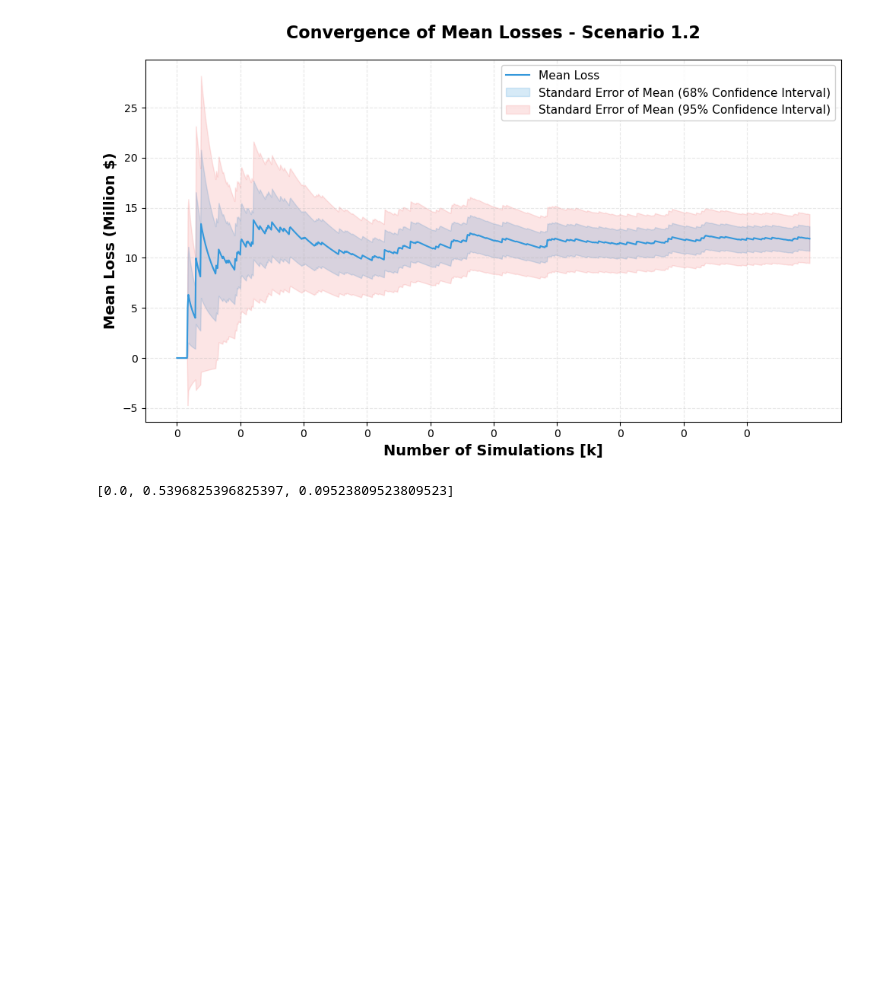
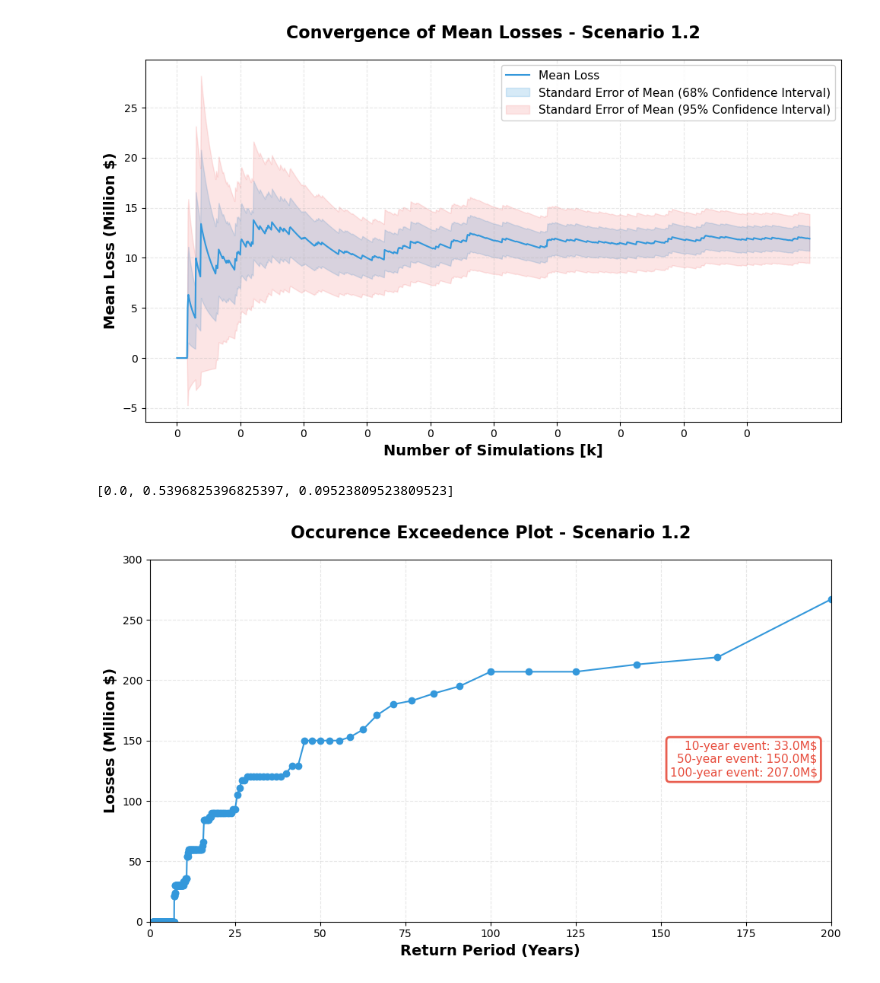
Before and after one commit to Johann3141592/Town-Planning-for-Severe-Convective-Storm-Risk, a Jupyter notebook: simulation.ipynb, the cells around one changed output. Drawn from its saved outputs; the diff is of its cells as text; code cells hidden in the pictures; blank space fills up the shorter version.

Commit message:
added occurence exceedence plot function

```diff
--- a/simulation.ipynb
+++ b/simulation.ipynb
@@ -269,3 +269,35 @@ def get_conditional_probability(losslist: list, typelist: list, type_of_interest
 print(list(get_conditional_probability(losses_1_2, types_1_2_events, ["Dr", "Shop"], cutoff=80, housecutoff=5)))
 # %% [output]
 [0.0, 0.5396825396825397, 0.09523809523809523]
+# %%
+def plot_occurence_exceedence(losslist, title="Occurence Exceedence Plot", outdirectory="./results/"):
+    #creating a plot of OAP
+    sorted_losses = np.sort(losslist)[::-1]  # Sort losses in descending order
+    exceedence_prob = np.arange(1, len(sorted_losses) + 1) / len(sorted_losses)  # Exceedance probability
+    return_period = 1 / exceedence_prob  # Return period in years
+
+    tenyear_event = np.interp(10, return_period[::-1], sorted_losses[::-1])
+    fiftyyear_event = np.interp(50, return_period[::-1], sorted_losses[::-1])
+    hundredyear_event = np.interp(100, return_period[::-1], sorted_losses[::-1])
+    fig, ax = plt.subplots(figsize=(10, 6))
+    ax.plot(return_period, sorted_losses, marker='o', linestyle='-', color='#3498db')
+    #ax.set_xscale('log')
+    ax.set_xlabel('Return Period (Years)', fontsize=14, fontweight='bold')
+    ax.set_ylabel('Losses (Million $)', fontsize=14, fontweight='bold')
+    ax.set_title(title, fontsize=16, fontweight='bold', pad=20)
+    ax.grid(True, alpha=0.3, linestyle='--', linewidth=0.8)
+    ax.set_ylim(0, 300)
+    ax.set_xlim(0, 200)
+
+    # Create legend-style text box
+    textstr = f'10-year event: {tenyear_event:.1f}M$\n50-year event: {fiftyyear_event:.1f}M$\n100-year event: {hundredyear_event:.1f}M$'
+    props = dict(boxstyle='round', facecolor='white', alpha=0.9, edgecolor='#e74c3c', linewidth=2)
+    ax.text(0.98, 0.50, textstr, transform=ax.transAxes, fontsize=11,
+            verticalalignment='top', horizontalalignment='right', bbox=props, color='#e74c3c')
+    plt.tight_layout()
+
+    plt.savefig(outdirectory + title.replace(" ", "_") + ".png", dpi=300)
+    plt.show()
+plot_occurence_exceedence(losses_1_2, title="Occurence Exceedence Plot - Scenario 1.2")
+# %% [output]
+[figure, added]
```
